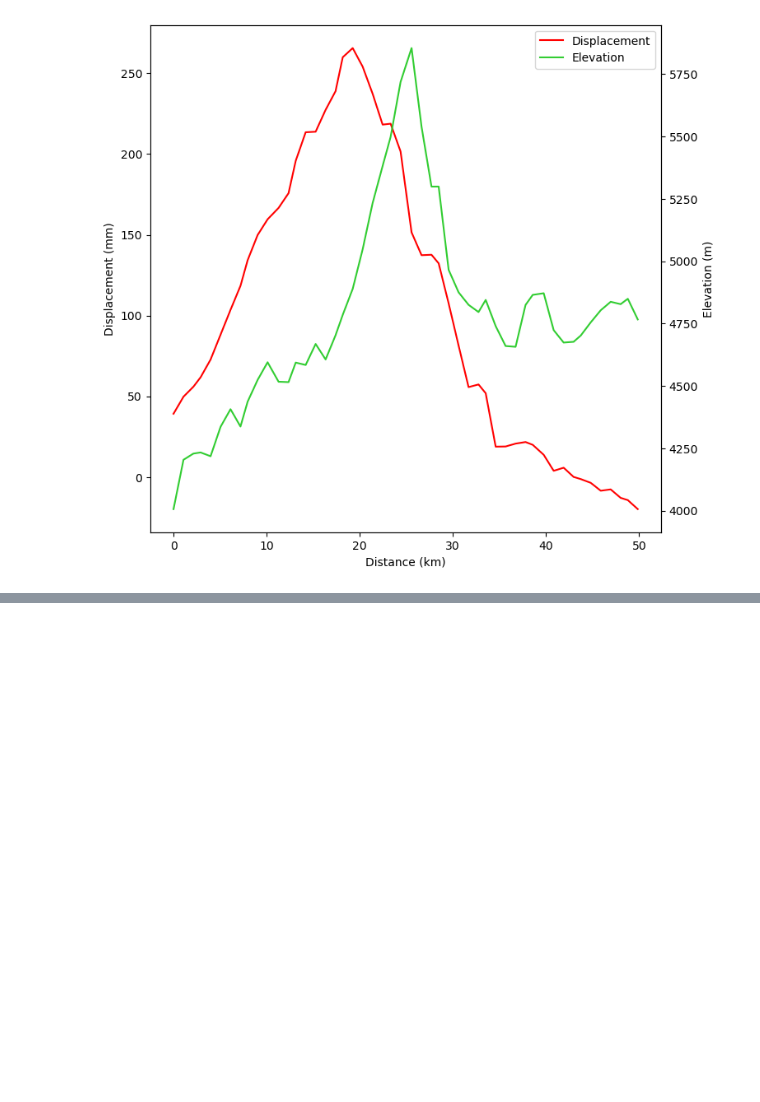
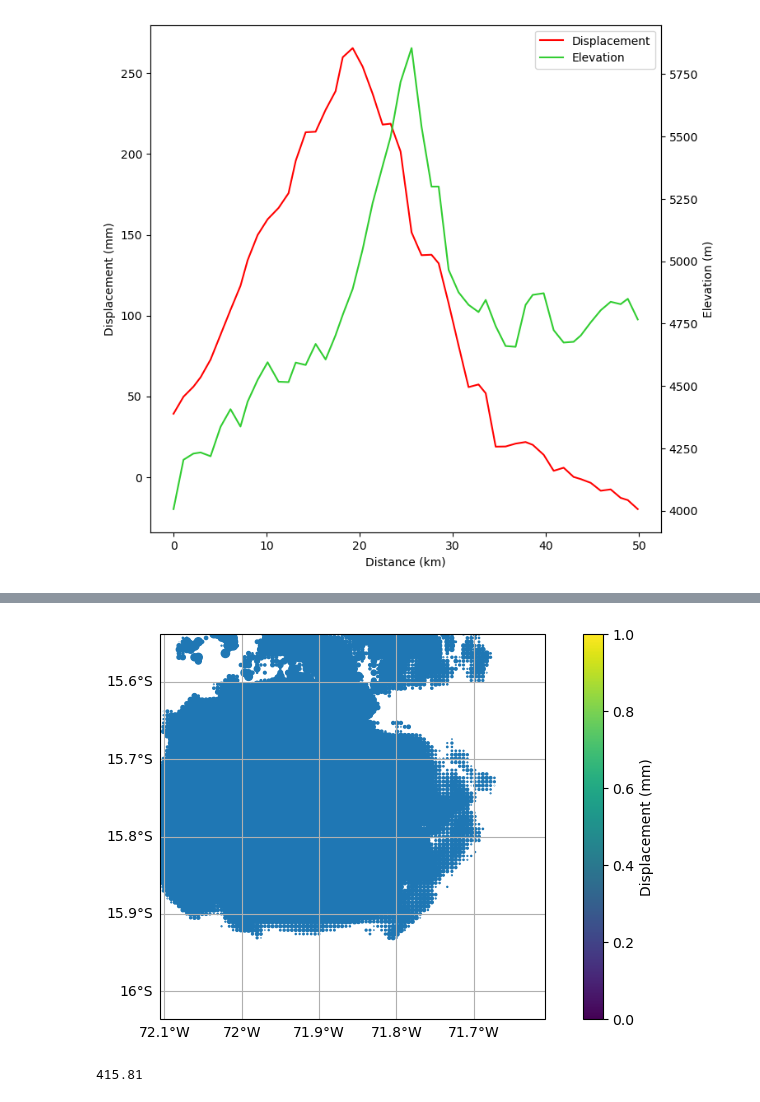
Before and after one commit to GPGN-268/SP2024-FP06-volcano, a Jupyter notebook: notebooks/dev-deformation.ipynb, the cells around one changed output, grey strips where cells are left out. Saved outputs shown, nothing was run; the diff lists cells and outputs as text; code cells hidden in the pictures; blank space fills up the shorter version.

```diff
--- a/notebooks/dev-deformation.ipynb
+++ b/notebooks/dev-deformation.ipynb
@@ -55,3 +56,10 @@ ax1.legend(lines + lines2, labels + labels2)
 # %% [output]
 <matplotlib.legend.Legend at 0x...>
 [figure]
+# %%
+surface_plot = pd.read_csv('../data/sabancaya_047A_10580_131313_x100_disp_raw.csv')
+# %%
+long = surface_plot['longitude']
+lat = surface_plot['latitude']
+
+deformation_data = surface_plot.dropna(subset=['displacement (mm)'])
@@ -57,0 +82,27 @@ ax1.legend(lines + lines2, labels + labels2)
+# %%
+fig = plt.figure(figsize=(10, 5))
+ax = fig.add_subplot(1, 1, 1, projection=ccrs.PlateCarree())
+vmin = min(deformation_data['displacement (mm)'])
+vmax = max(deformation_data['displacement (mm)'])
+
+ax.set_extent([min(long), max(long), min(lat), max(lat)])
+gridlines = ax.gridlines(crs=ccrs.PlateCarree(), draw_labels=True)
+
+
+
+# Plot the deformation data
+gridlines.xlabels_top = False
+gridlines.ylabels_right = False
+
+cs = ax.scatter(deformation_data['longitude'], deformation_data['latitude'], deformation_data['displacement (mm)'], vmin=-290, vmax=290)
+# Add a colorbar
+cbar = plt.colorbar(cs, label = 'Displacement (mm)')
+
+
+plt.show()
+# %% [output]
+[figure, added]
+# %%
+vmax
+# %% [output]
+415.81
```
Also changed, not shown: parts of 2 cells of this notebook.
